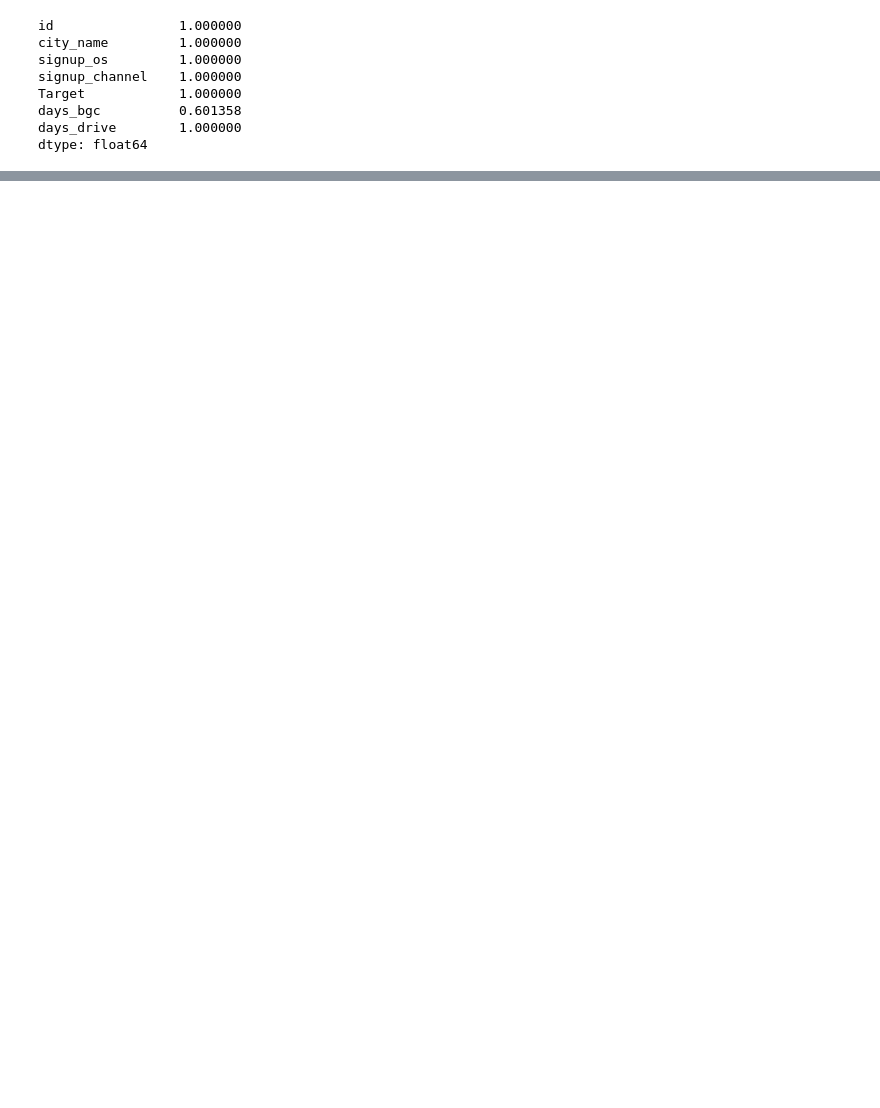
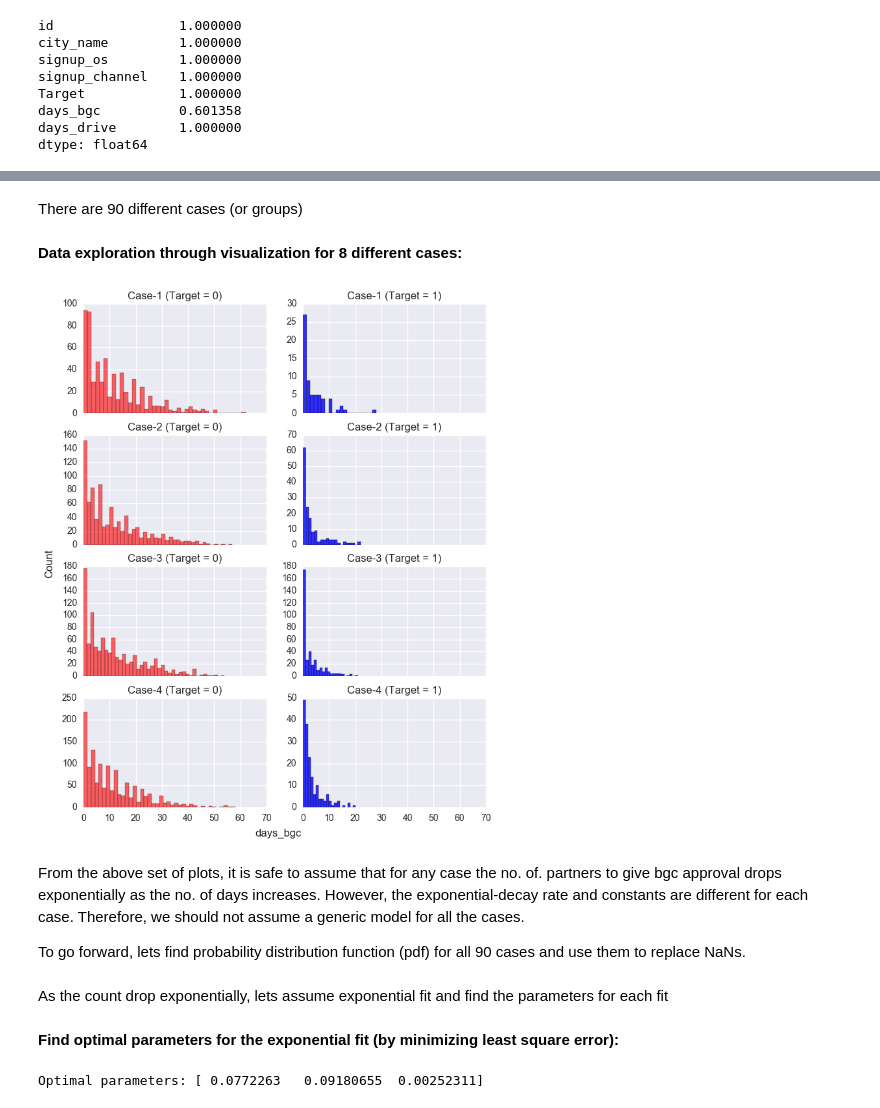
Before and after one commit to pappakrishnan/Driver-signup-modeling-and-prediction, a Jupyter notebook: Driver_signup_modeling_and_prediction.ipynb, the cells around one changed output, grey strips where cells are left out. Drawn from its saved outputs; the diff is of its cells as text; code cells hidden in the pictures; blank space fills up the shorter version.

Commit message:
Completed ML modeling and validation

```diff
--- a/Driver_signup_modeling_and_prediction.ipynb
+++ b/Driver_signup_modeling_and_prediction.ipynb
@@ -509,0 +592,39 @@ Stratified sampling
+# %% [markdown]
+There are 90 different cases (or groups)
+# %% [markdown]
+<b> Data exploration through visualization for 8 different cases: </b>
+# %%
+fig, axes = plt.subplots(4, 2, figsize = (8, 10), sharex = True)
+
+params1 = {'color':'red', 'alpha':0.6, 'bins': 40}
+params2 = {'color':'blue', 'alpha':0.8, 'bins': 20}
+
+dat.ix[(dat.city_name == 'Berton') & (dat.signup_os == 'android web') & (dat.signup_channel == 'Organic') & (dat.Target == 0), 'days_bgc'].hist(ax = axes[0, 0], **params1)
+dat.ix[(dat.city_name == 'Berton') & (dat.signup_os == 'ios web') & (dat.signup_channel == 'Organic') & (dat.Target == 0), 'days_bgc'].hist(ax = axes[1, 0], **params1)
+dat.ix[(dat.city_name == 'Berton') & (dat.signup_os == 'android web') & (dat.signup_channel == 'Referral') & (dat.Target == 0), 'days_bgc'].hist(ax = axes[2, 0], **params1)
+dat.ix[(dat.city_name == 'Berton') & (dat.signup_os == 'ios web') & (dat.signup_channel == 'Paid') & (dat.Target == 0), 'days_bgc'].hist(ax = axes[3, 0], **params1)
+
+dat.ix[(dat.city_name == 'Berton') & (dat.signup_os == 'android web') & (dat.signup_channel == 'Organic') & (dat.Target == 1), 'days_bgc'].hist(ax = axes[0, 1], **params2)
+dat.ix[(dat.city_name == 'Berton') & (dat.signup_os == 'ios web') & (dat.signup_channel == 'Organic') & (dat.Target == 1), 'days_bgc'].hist(ax = axes[1, 1], **params2)
+dat.ix[(dat.city_name == 'Berton') & (dat.signup_os == 'android web') & (dat.signup_channel == 'Referral') & (dat.Target == 1), 'days_bgc'].hist(ax = axes[2, 1], **params2)
+dat.ix[(dat.city_name == 'Berton') & (dat.signup_os == 'ios web') & (dat.signup_channel == 'Paid') & (dat.Target == 1), 'days_bgc'].hist(ax = axes[3, 1], **params2)
+
+axes[0,0].set_title('Case-1 (Target = 0)')
+axes[1,0].set_title('Case-2 (Target = 0)')
+axes[2,0].set_title('Case-3 (Target = 0)')
+axes[3,0].set_title('Case-4 (Target = 0)')
+axes[0,1].set_title('Case-1 (Target = 1)')
+axes[1,1].set_title('Case-2 (Target = 1)')
+axes[2,1].set_title('Case-3 (Target = 1)')
+axes[3,1].set_title('Case-4 (Target = 1)')
+
+fig.text(0.5, 0.08, 'days_bgc', ha='center')
+fig.text(0.05, 0.5, 'Count', va='center', rotation='vertical')
+
+plt.show()
+# %% [output]
+[figure, added]
+# %% [markdown]
+From the above set of plots, it is safe to assume that for any case the no. of. partners to give bgc approval drops exponentially as the no. of days increases. However, the exponential-decay rate and constants are different for each case. Therefore, we should not assume a generic model for all the cases.
+
+To go forward, lets find probability distribution function (pdf) for all 90 cases and use them to replace NaNs.
@@ -509,0 +634,2 @@ Stratified sampling
+# %% [markdown]
+As the count drop exponentially, lets assume exponential fit and find the parameters for each fit
@@ -509,0 +640,12 @@ Stratified sampling
+# %% [markdown]
+<b> Find optimal parameters for the exponential fit (by minimizing least square error): </b>
+# %%
+fit_data = dat.ix[(dat.city_name == 'Berton') & (dat.signup_os == 'android web')
+                     & (dat.signup_channel == 'Organic') & (dat.Target == 0), 'days_bgc'].value_counts()
+fit_data = fit_data / fit_data.sum()
+fit_data = fit_data.reset_index()
+
+popt, _ = curve_fit(exp_fit, fit_data['index'].values, fit_data['days_bgc'].values)
+print("Optimal parameters:", popt)
+# %% [output]
+Optimal parameters: [ 0.0772263   0.09180655  0.00252311]
```
Also changed, not shown: parts of 207 cells of this notebook.
